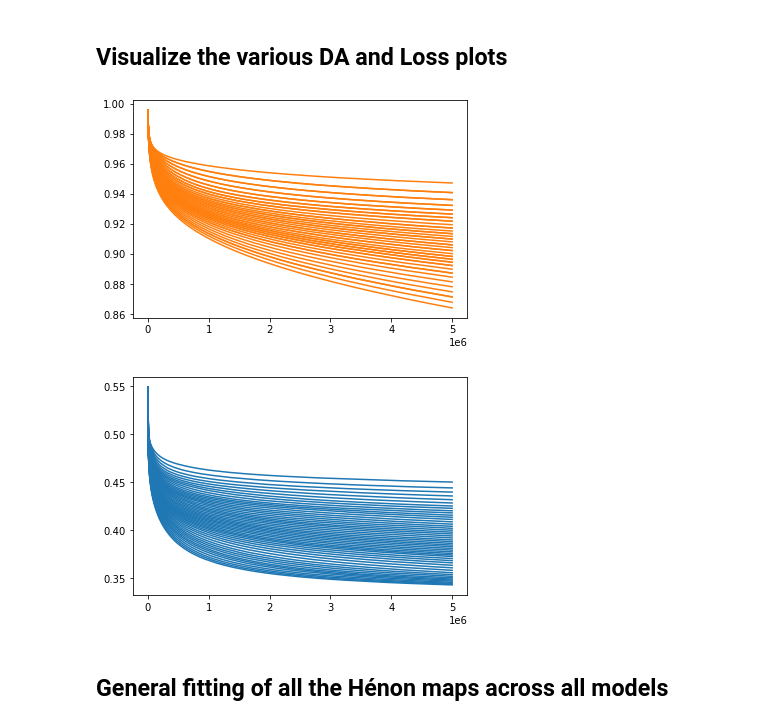
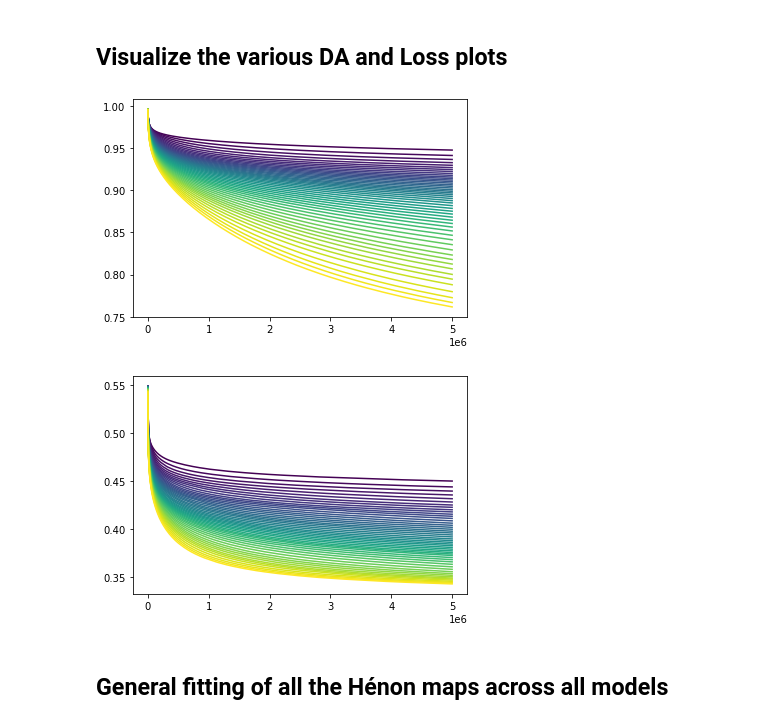
Before and after one commit to carlidel/loss_studies, a Jupyter notebook: notebooks/fitting_procedures_henon_lmfit.ipynb, the cells around one changed output. Drawn from its saved outputs; the diff is of its cells as text; code cells hidden in the pictures.

```diff
--- a/notebooks/fitting_procedures_henon_lmfit.ipynb
+++ b/notebooks/fitting_procedures_henon_lmfit.ipynb
@@ -190,24 +168,28 @@ with open("../data/henon_loss_data.pkl", "rb") as f:
     real_DAs = dictionary["real_DAs"]
     real_DAs_err = dictionary["real_DAs_err"]
     gaussian_DAs = dictionary["gaussian_DAs"]
-# %%
-gaussian_losses = [g[0] for g in gaussian_losses]
 # %% [markdown]
 ## Visualize the various DA and Loss plots
 # %%
 plt.figure()
 
+cmap = matplotlib.cm.get_cmap('viridis')
+index = np.linspace(0, 1, len(gaussian_losses))
+
 for i in range(len(gaussian_losses)):
-    plt.plot(turn_sampling, gaussian_losses[i], c="C1")
+    plt.plot(turn_sampling, gaussian_losses[i], c=cmap(index[i]))
 # %% [output]
-[figure, old version]
+[figure, new version]
 # %%
 plt.figure()
 
+cmap = matplotlib.cm.get_cmap('viridis')
+index = np.linspace(0, 1, len(gaussian_losses))
+
 for i in range(len(real_DAs)):
-    plt.plot(turn_sampling, real_DAs[i], c="C0")
+    plt.plot(turn_sampling, real_DAs[i], c=cmap(index[i]))
 # %% [output]
-[figure, old version]
+[figure, new version]
 # %% [markdown]
 ## General fitting of all the Hénon maps across all models
 # %%
```
Also changed, not shown: parts of 50 cells of this notebook.
